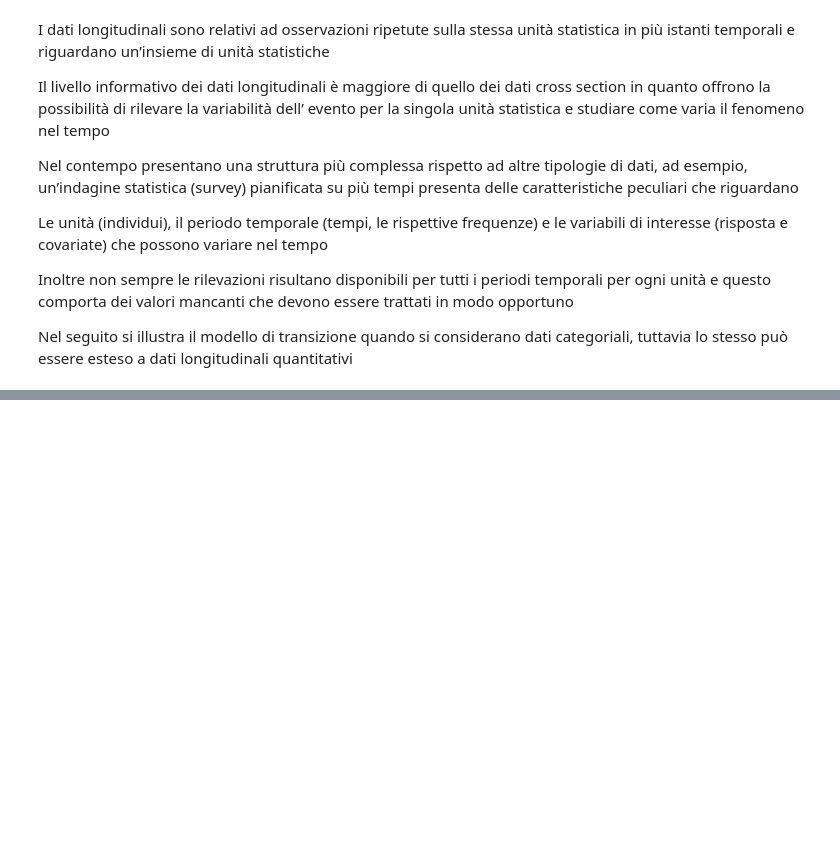
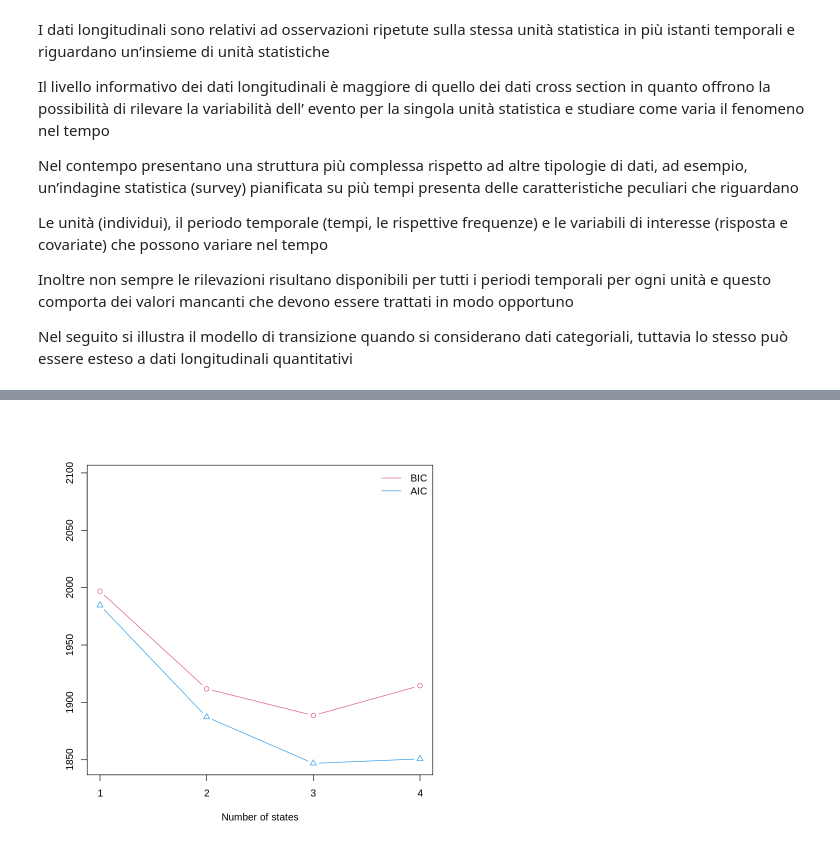
Before and after one commit to Nikolay1982Nikolaev/Bayes-Bicocca, a Jupyter notebook: L10.ipynb, the cells around one changed output, grey strips where cells are left out. Drawn from its saved outputs; the diff is of its cells as text; code cells hidden in the pictures; blank space fills up the shorter version.

```diff
--- a/L10.ipynb
+++ b/L10.ipynb
@@ -316,0 +427,7 @@ attraverso l’algoritmo Expectation-Maximization.
+# %%
+# Selezione degli stati latenti
+modck <- lmestCont(responsesFormula = sbp + chol ~ NULL,
+                 index = c("id", "visit"),
+                 data = BM1,
+                 k = 1:4,
+                 modBasic = 1)
@@ -316,0 +452,4 @@ attraverso l’algoritmo Expectation-Maximization.
+# %%
+plot(modck, what = "modSel")
+# %% [output]
+[figure, added]
```
Also changed, not shown: parts of 21 cells of this notebook.
